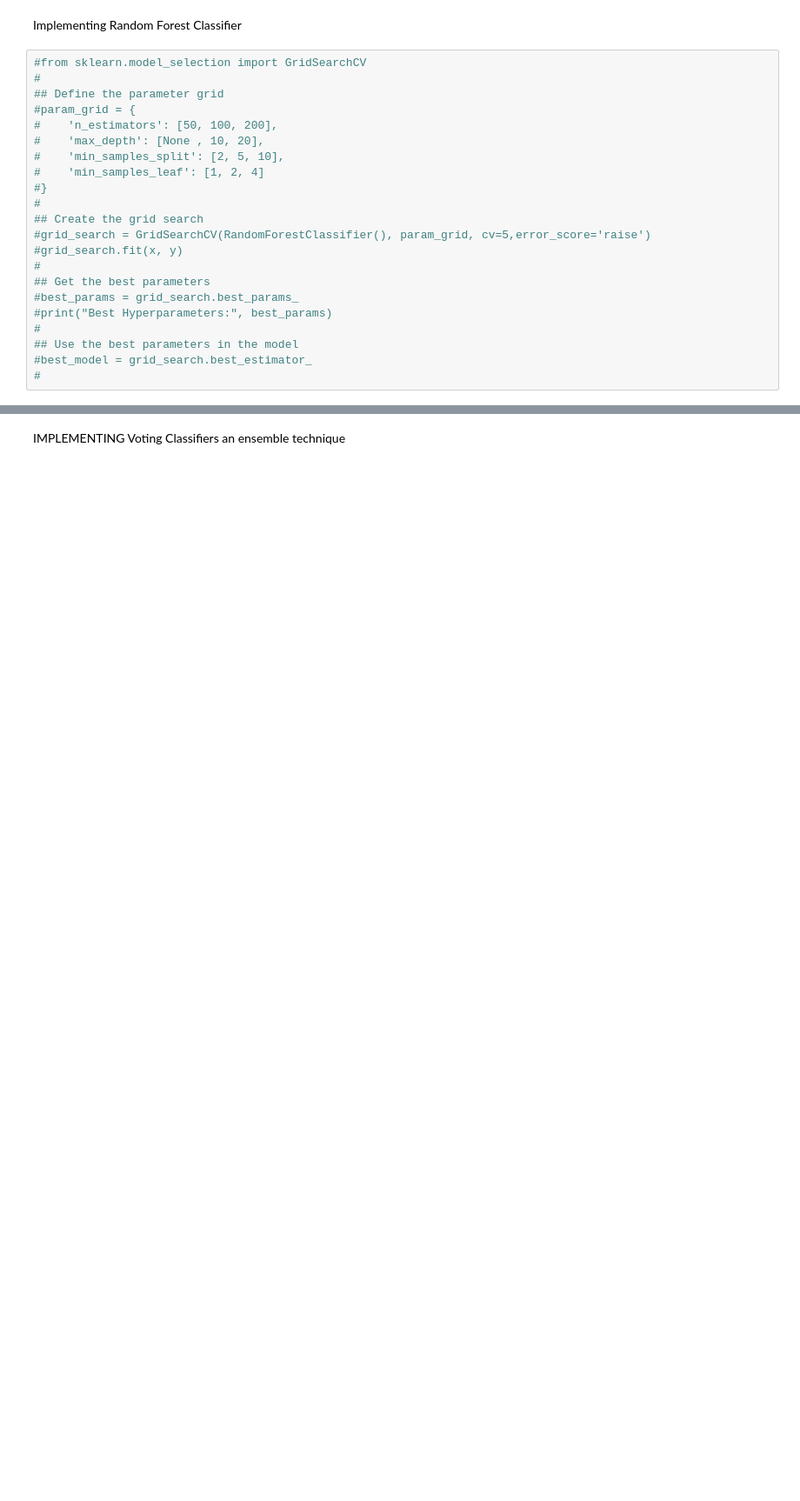
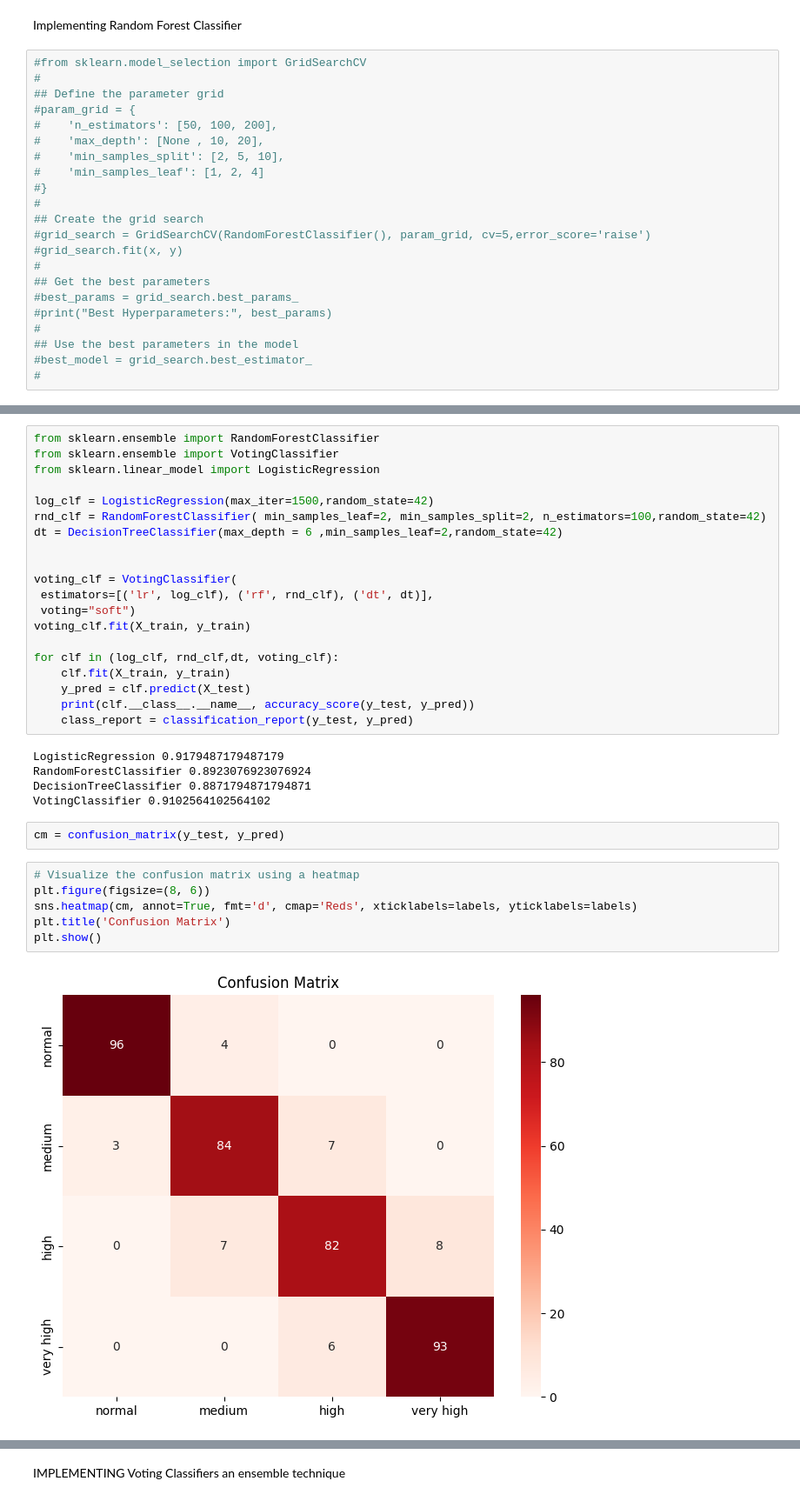
Before and after one commit to surajjorwar/Mobile-price-range-prediction-, a Jupyter notebook: Mobile_price_prediction_.ipynb, the cells around one changed output, grey strips where cells are left out. Shown at 87% size. Saved outputs shown, nothing was run; the diff lists cells and outputs as text; blank space fills up the shorter version.

```diff
--- a/Mobile_price_prediction_.ipynb
+++ b/Mobile_price_prediction_.ipynb
@@ -433,0 +445,35 @@ weighted avg       0.88      0.88      0.88      1950
+# %%
+from sklearn.ensemble import RandomForestClassifier
+from sklearn.ensemble import VotingClassifier
+from sklearn.linear_model import LogisticRegression
+
+log_clf = LogisticRegression(max_iter=1500,random_state=42)
+rnd_clf = RandomForestClassifier( min_samples_leaf=2, min_samples_split=2, n_estimators=100,random_state=42)
+dt = DecisionTreeClassifier(max_depth = 6 ,min_samples_leaf=2,random_state=42)
+
+
+voting_clf = VotingClassifier(
+ estimators=[('lr', log_clf), ('rf', rnd_clf), ('dt', dt)],
+ voting="soft")
+voting_clf.fit(X_train, y_train)
+
+for clf in (log_clf, rnd_clf,dt, voting_clf):
+    clf.fit(X_train, y_train)
+    y_pred = clf.predict(X_test)
+    print(clf.__class__.__name__, accuracy_score(y_test, y_pred))
+    class_report = classification_report(y_test, y_pred)
+# %% [output]
+LogisticRegression 0.9179487179487179
+RandomForestClassifier 0.8923076923076924
+DecisionTreeClassifier 0.8871794871794871
+VotingClassifier 0.9102564102564102
+# %%
+cm = confusion_matrix(y_test, y_pred)
+# %%
+# Visualize the confusion matrix using a heatmap
+plt.figure(figsize=(8, 6))
+sns.heatmap(cm, annot=True, fmt='d', cmap='Reds', xticklabels=labels, yticklabels=labels)
+plt.title('Confusion Matrix')
+plt.show()
+# %% [output]
+[figure, added]
```
Also changed, not shown: parts of 21 cells of this notebook.
